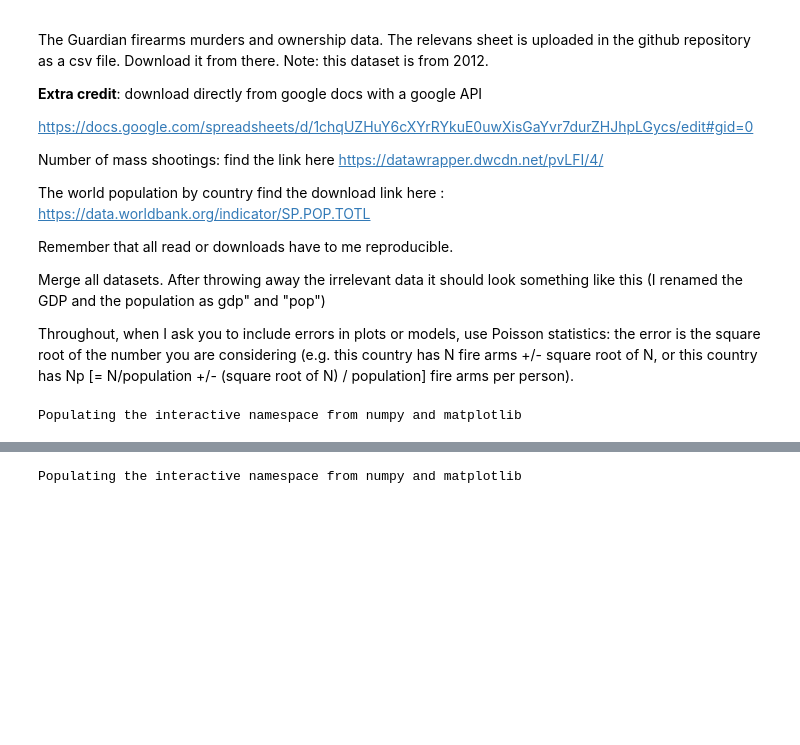
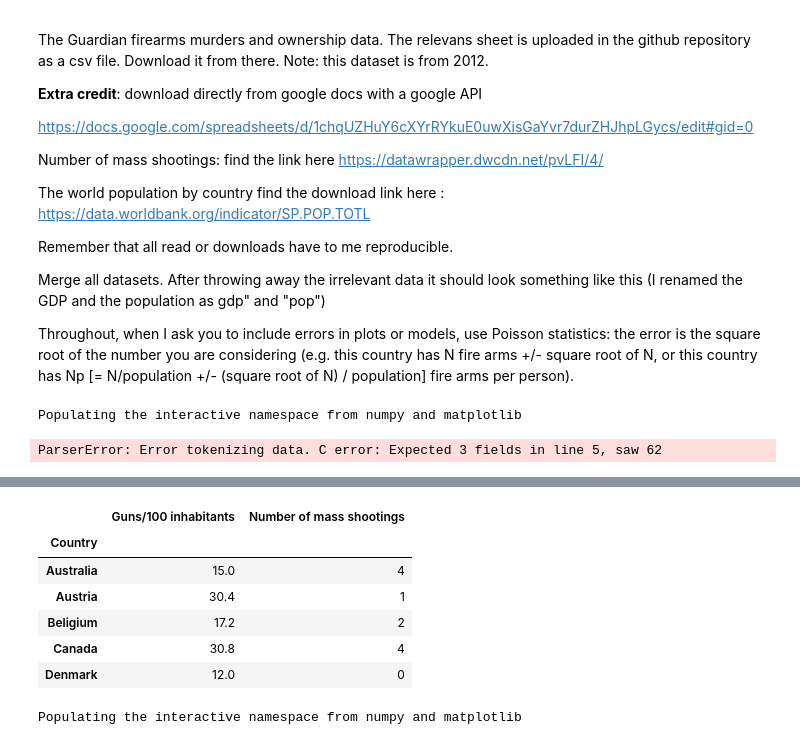
Before and after one commit to gc2300/PUI2017_gc2300, a Jupyter notebook: HW5_gc2300/HW5_A3.ipynb, the cells around one changed output, grey strips where cells are left out. Saved outputs shown, nothing was run; the diff lists cells and outputs as text; code cells hidden in the pictures; blank space fills up the shorter version.

```diff
--- a/HW5_gc2300/HW5_A3.ipynb
+++ b/HW5_gc2300/HW5_A3.ipynb
@@ -38,4 +38,6 @@ plt.style.use('seaborn-darkgrid')
 # %% [output]
 Populating the interactive namespace from numpy and matplotlib
 # %%
-url = "https://raw.githubusercontent.com/gc2300/PUI2017_gc2300/master/HW5_gc2300/World%20firearms%20murders%20and%20ownership%20-%20Sheet%201.csv"
+url1 = "https://raw.githubusercontent.com/gc2300/PUI2017_gc2300/master/HW5_gc2300/Data/World%20firearms%20murders%20and%20ownership%20-%20Sheet%201.csv"
+url2 = "https://raw.githubusercontent.com/gc2300/PUI2017_gc2300/master/HW5_gc2300/Data/shooting.csv"
+url3 = "https://raw.githubusercontent.com/gc2300/PUI2017_gc2300/master/HW5_gc2300/Data/population.csv"
@@ -44,3 +44,9 @@ df = pd.read_csv(url,index_col=0,parse_dates=[0])
+# %%
+df = pd.read_csv(url1,index_col=0,parse_dates=[0])
+shoot = pd.read_csv(url2,index_col=0,parse_dates=[0])
+pop = pd.read_csv(url3,index_col=0,parse_dates=[0])
+# %% [output]
+ParserError: Error tokenizing data. C error: Expected 3 fields in line 5, saw 62
 # %%
 df.head()
 # %% [output]
@@ -51,6 +57,18 @@ df.head()
 | Angola | AO | NaN | NaN | NaN | NaN | ... |
 | Anguilla | AI | WHO-MDB | 24.0 | 1.0 | 7.14 | ... |
 | Argentina | AR | Ministry of Justice | 52.0 | 1198.0 | 3.02 | ... |
+# %%
+shoot = pd.read_csv(url2,index_col=0,parse_dates=[0])
+# %%
+shoot.head()
+# %% [output]
+|  | Guns/100 inhabitants | Number of mass shootings |
+| Country |  |  |
+| Australia | 15.0 | 4 |
+| Austria | 30.4 | 1 |
+| Beligium | 17.2 | 2 |
+| Canada | 30.8 | 4 |
+| Denmark | 12.0 | 0 |
 # %%
 df_ = df_.merge(ms, right_on="Country", left_on="Country Name")
 df_.head()
```
Also changed, not shown: parts of 1 cell of this notebook.
